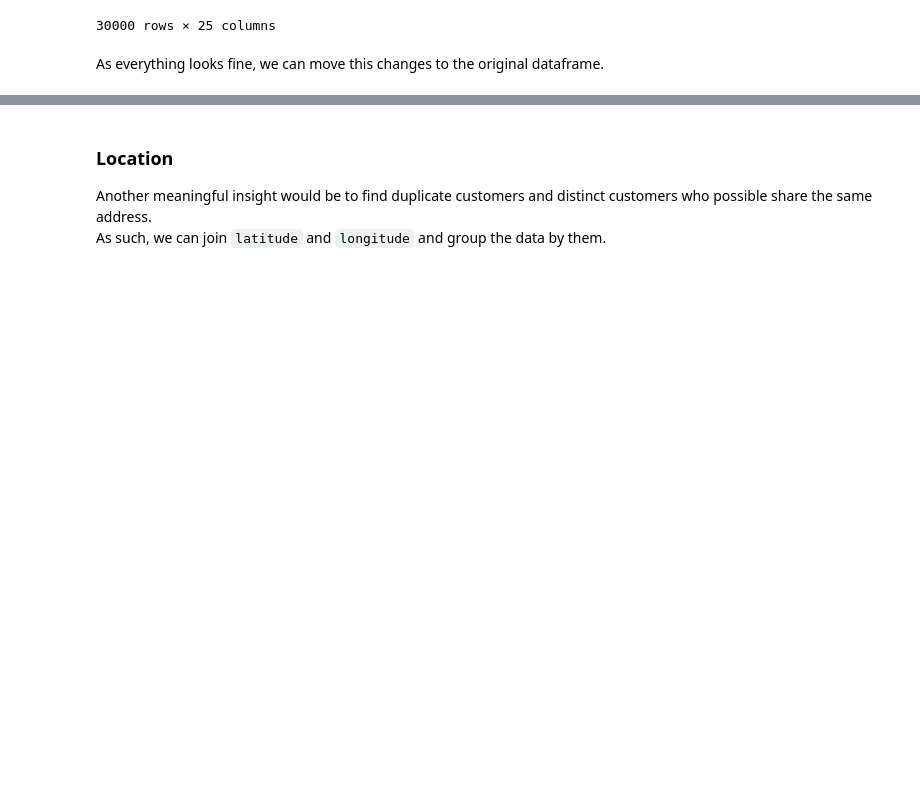
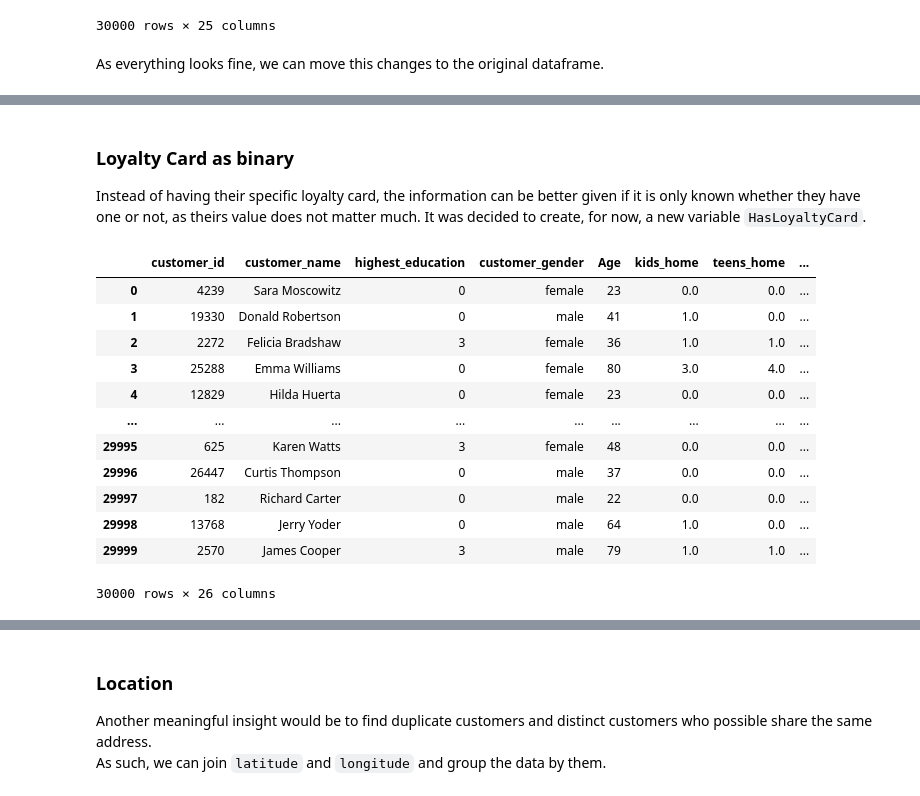
Before and after one commit to MarceloJ18/KeizerKrukis, a Jupyter notebook: proj_code_nb.ipynb, the cells around one changed output, grey strips where cells are left out. Drawn from its saved outputs; the diff is of its cells as text; code cells hidden in the pictures; blank space fills up the shorter version.

Commit message:
Update (Ordinal Edu. and Gender, fuctions file)

```diff
--- a/proj_code_nb.ipynb
+++ b/proj_code_nb.ipynb
@@ -271 +320,22 @@ customer_info
 30000 rows × 25 columns
+# %% [markdown]
+### Loyalty Card as binary
+Instead of having their specific loyalty card, the information can be better given if it is only known whether they have one or not, as theirs value does not matter much. It was decided to create, for now, a new variable `HasLoyaltyCard`.
+# %%
+# Replace NaNs with 0 and a valid loyalty card value with 1
+customer_info['HasLoyaltyCard'] = customer_info['loyalty_card_number'].notna().astype(int)
+customer_info
+# %% [output]
+|  | customer_id | customer_name | highest_education | customer_gender | Age | kids_home | teens_home | ... |
+| 0 | 4239 | Sara Moscowitz | 0 | female | 23 | 0.0 | 0.0 | ... |
+| 1 | 19330 | Donald Robertson | 0 | male | 41 | 1.0 | 0.0 | ... |
+| 2 | 2272 | Felicia Bradshaw | 3 | female | 36 | 1.0 | 1.0 | ... |
+| 3 | 25288 | Emma Williams | 0 | female | 80 | 3.0 | 4.0 | ... |
+| 4 | 12829 | Hilda Huerta | 0 | female | 23 | 0.0 | 0.0 | ... |
+| ... | ... | ... | ... | ... | ... | ... | ... | ... |
+| 29995 | 625 | Karen Watts | 3 | female | 48 | 0.0 | 0.0 | ... |
+| 29996 | 26447 | Curtis Thompson | 0 | male | 37 | 0.0 | 0.0 | ... |
+| 29997 | 182 | Richard Carter | 0 | male | 22 | 0.0 | 0.0 | ... |
+| 29998 | 13768 | Jerry Yoder | 0 | male | 64 | 1.0 | 0.0 | ... |
+| 29999 | 2570 | James Cooper | 3 | male | 79 | 1.0 | 1.0 | ... |
+30000 rows × 26 columns
```
Also changed, not shown: parts of 13 cells of this notebook, 1 other file.
